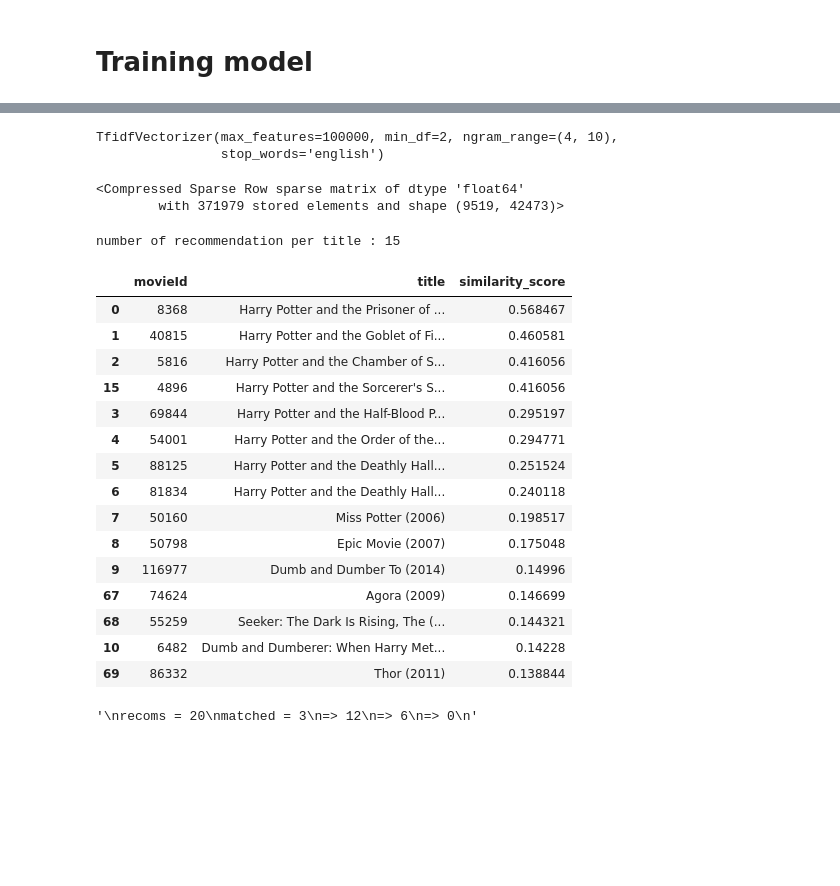
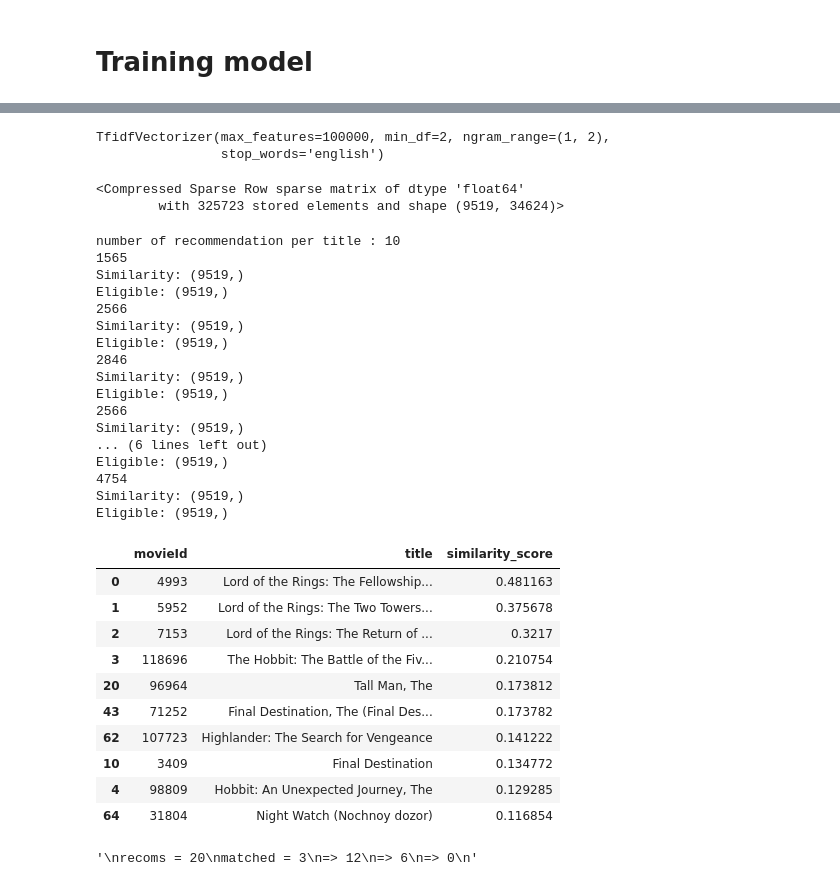
Before and after one commit to saadaliasghar1045-ops/Movie_recommender-Hybrid-, a Jupyter notebook: src/notebooks/content_model_training.ipynb, the cells around one changed output, grey strips where cells are left out. Saved outputs shown, nothing was run; the diff lists cells and outputs as text; code cells hidden in the pictures; blank space fills up the shorter version.

```diff
--- a/src/notebooks/content_model_training.ipynb
+++ b/src/notebooks/content_model_training.ipynb
@@ -6,8 +6,6 @@ from sklearn.metrics.pairwise import cosine_similarity
 from sklearn.feature_extraction.text import TfidfVectorizer
 # %%
 df = pd.read_csv('../datasets/new_data_sets/frame_of_colab_filt.csv')
-# %%
-df['tags'] = df['tags'].fillna("")
 # %%
 df
 # %% [output]
@@ -27,14 +25,14 @@ df
 # %%
 vectorizer = TfidfVectorizer(
     stop_words='english',
-    ngram_range=(4,10),
+    ngram_range=(1,2),
     min_df=2,
     max_features=100000,
     lowercase=True
 )
 vectorizer.fit(df['content'])
 # %% [output]
-TfidfVectorizer(max_features=100000, min_df=2, ngram_range=(4, 10),
+TfidfVectorizer(max_features=100000, min_df=2, ngram_range=(1, 2),
                 stop_words='english')
 # %%
 tfidf_matrix = vectorizer.transform(df['content'])
@@ -42,7 +40,7 @@ tfidf_matrix = vectorizer.transform(df['content'])
 tfidf_matrix
 # %% [output]
 <Compressed Sparse Row sparse matrix of dtype 'float64'
-        with 371979 stored elements and shape (9519, 42473)>
+        with 325723 stored elements and shape (9519, 34624)>
 # %%
 class Content_pipeline :
 
@@ -77,7 +75,7 @@ class Content_pipeline :
         df['title'].str.casefold() == title.casefold()
         ].tolist()
 
-        return match
+        return match[0]
 
     # function to apply year filter this returns True and False values for every movie_index if movie at index is greater than year_limit it will be true other wise false
     @staticmethod
@@ -106,6 +104,7 @@ class Content_pipeline :
             for title in matched_titles :
 
                 crr_idx = self.get_index(self.content_df,title)
+                print(crr_idx)
                 similarity = cosine_similarity(
                     self.tfidf_matrix[crr_idx],
                     self.tfidf_matrix
@@ -114,6 +113,8 @@ class Content_pipeline :
                 # applying year filter
                 if limit_year :
                     eligible = self.yearly_filtered_movs_idxs(self.content_df,limit_year=limit_year)
+                    print("Similarity:", similarity.shape)
+                    print("Eligible:", eligible.shape)
                     similarity[~eligible] = -1
 
                 # removing similarity of input title, from similarity and movies that are below year limit
@@ -139,25 +140,36 @@ class Content_pipeline :
 # %%
 my_pipeline = Content_pipeline(df,df,tfidf_matrix)
 # %%
-my_pipeline.find_similar_movies(inp_title='harry potter',n_recoms=15,limit_year=2000)
+my_pipeline.find_similar_movies(inp_title='Lord of the',n_recoms=10,limit_year=2000)
 # %% [output]
-number of recommendation per title : 15
+number of recommendation per title : 10
+1565
+Similarity: (9519,)
+Eligible: (9519,)
+2566
+Similarity: (9519,)
+Eligible: (9519,)
+2846
+Similarity: (9519,)
+Eligible: (9519,)
+2566
+Similarity: (9519,)
+... (6 lines left out)
+Eligible: (9519,)
+4754
+Similarity: (9519,)
+Eligible: (9519,)
 |  | movieId | title | similarity_score |
-| 0 | 8368 | Harry Potter and the Prisoner of ... | 0.568467 |
-| 1 | 40815 | Harry Potter and the Goblet of Fi... | 0.460581 |
-| 2 | 5816 | Harry Potter and the Chamber of S... | 0.416056 |
-| 15 | 4896 | Harry Potter and the Sorcerer's S... | 0.416056 |
-| 3 | 69844 | Harry Potter and the Half-Blood P... | 0.295197 |
-| 4 | 54001 | Harry Potter and the Order of the... | 0.294771 |
-| 5 | 88125 | Harry Potter and the Deathly Hall... | 0.251524 |
-| 6 | 81834 | Harry Potter and the Deathly Hall... | 0.240118 |
-| 7 | 50160 | Miss Potter (2006) | 0.198517 |
-| 8 | 50798 | Epic Movie (2007) | 0.175048 |
-| 9 | 116977 | Dumb and Dumber To (2014) | 0.14996 |
-| 67 | 74624 | Agora (2009) | 0.146699 |
-| 68 | 55259 | Seeker: The Dark Is Rising, The (... | 0.144321 |
-| 10 | 6482 | Dumb and Dumberer: When Harry Met... | 0.14228 |
-| 69 | 86332 | Thor (2011) | 0.138844 |
+| 0 | 4993 | Lord of the Rings: The Fellowship... | 0.481163 |
+| 1 | 5952 | Lord of the Rings: The Two Towers... | 0.375678 |
+| 2 | 7153 | Lord of the Rings: The Return of ... | 0.3217 |
+| 3 | 118696 | The Hobbit: The Battle of the Fiv... | 0.210754 |
+| 20 | 96964 | Tall Man, The | 0.173812 |
+| 43 | 71252 | Final Destination, The (Final Des... | 0.173782 |
+| 62 | 107723 | Highlander: The Search for Vengeance | 0.141222 |
+| 10 | 3409 | Final Destination | 0.134772 |
+| 4 | 98809 | Hobbit: An Unexpected Journey, The | 0.129285 |
+| 64 | 31804 | Night Watch (Nochnoy dozor) | 0.116854 |
 # %%
 '''
 recoms = 20
```
Also changed, not shown: parts of 2 cells of this notebook, 2 other files.
